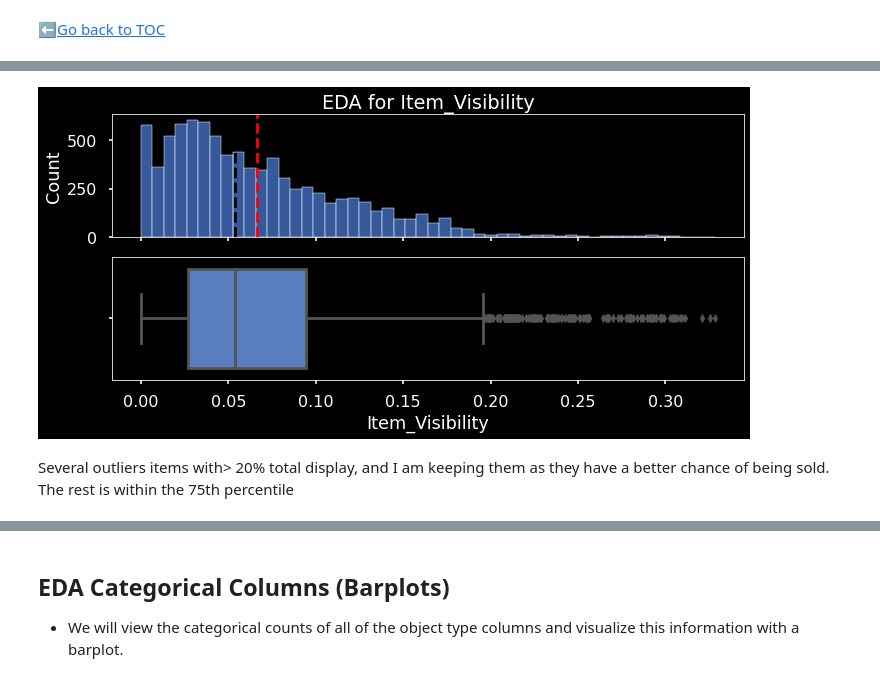
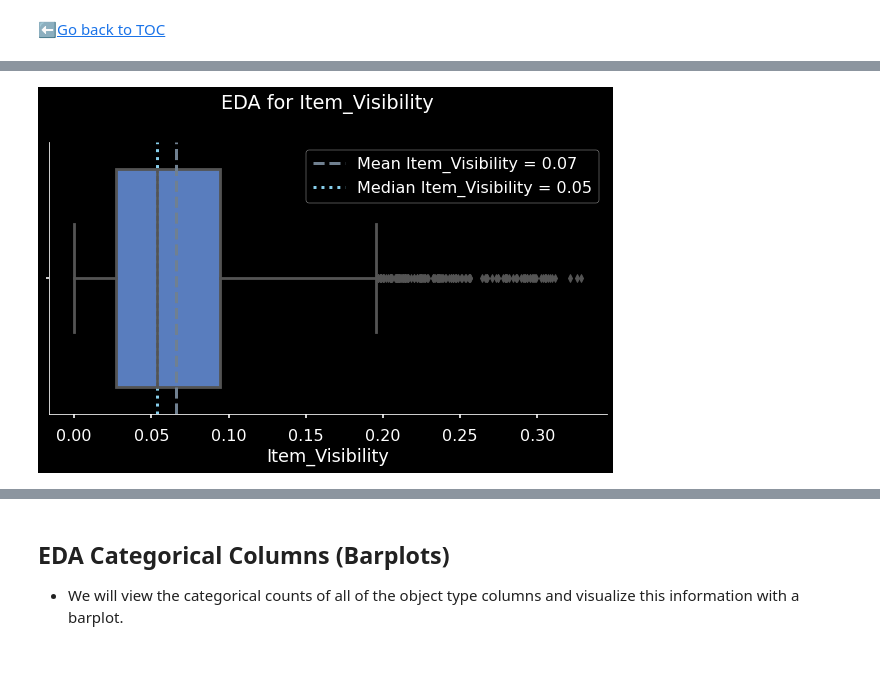
Before and after one commit to pylabview/sales-predicctions, a Jupyter notebook: DS_Sales_Predicctions_Final.ipynb, the cells around one changed output, grey strips where cells are left out. Saved outputs shown, nothing was run; the diff lists cells and outputs as text; code cells hidden in the pictures.

```diff
--- a/DS_Sales_Predicctions_Final.ipynb
+++ b/DS_Sales_Predicctions_Final.ipynb
@@ -294,0 +324,27 @@ df.describe()
+# %%
+def plot_numeric_box(df,col):
+  """EDA function to plot a histogram and boxplot for the selected column"""
+  ## make the figure and axes sharing the same x-axis
+  fig, axes = plt.subplots(nrows=1, figsize=(10,5))
+
+  # sns.histplot(data=df,x = col,ax = axes[0])
+  mean_value = df[col].mean()
+
+  med_value = df[col].median()
+
+
+  axes.axvline(mean_value,color='slategray', ls='--', lw=3,
+            label=f"Mean {col} = {mean_value:,.2f}");
+
+  axes.axvline(med_value,color='skyblue', ls=':', lw=3,
+            label=f"Median {col} = {med_value:,.2f}");
+  ## Use seaborn
+  sns.boxplot(data=df, x = col)
+
+  axes.spines['right'].set_visible(False)
+  axes.spines['top'].set_visible(False)
+  ## Updating title of top graph
+  axes.set_title(f'EDA for {col}',y=1.1)
+  axes.legend()
+  ## Fixing any overlapping labels and showing
+  return fig,axes
@@ -386,6 +481,4 @@ To comment
 # %%
-plot_numeric(df_no_index,'Item_Visibility')
+plot_numeric_box(df_no_index,'Item_Visibility');
 # %% [output]
-[figure, old version]
+[figure, new version]
-# %% [markdown]
-Several outliers items with> 20% total display, and I am keeping them as they have a better chance of being sold. The rest is within the 75th percentile
```
Also changed, not shown: parts of 34 cells of this notebook.
